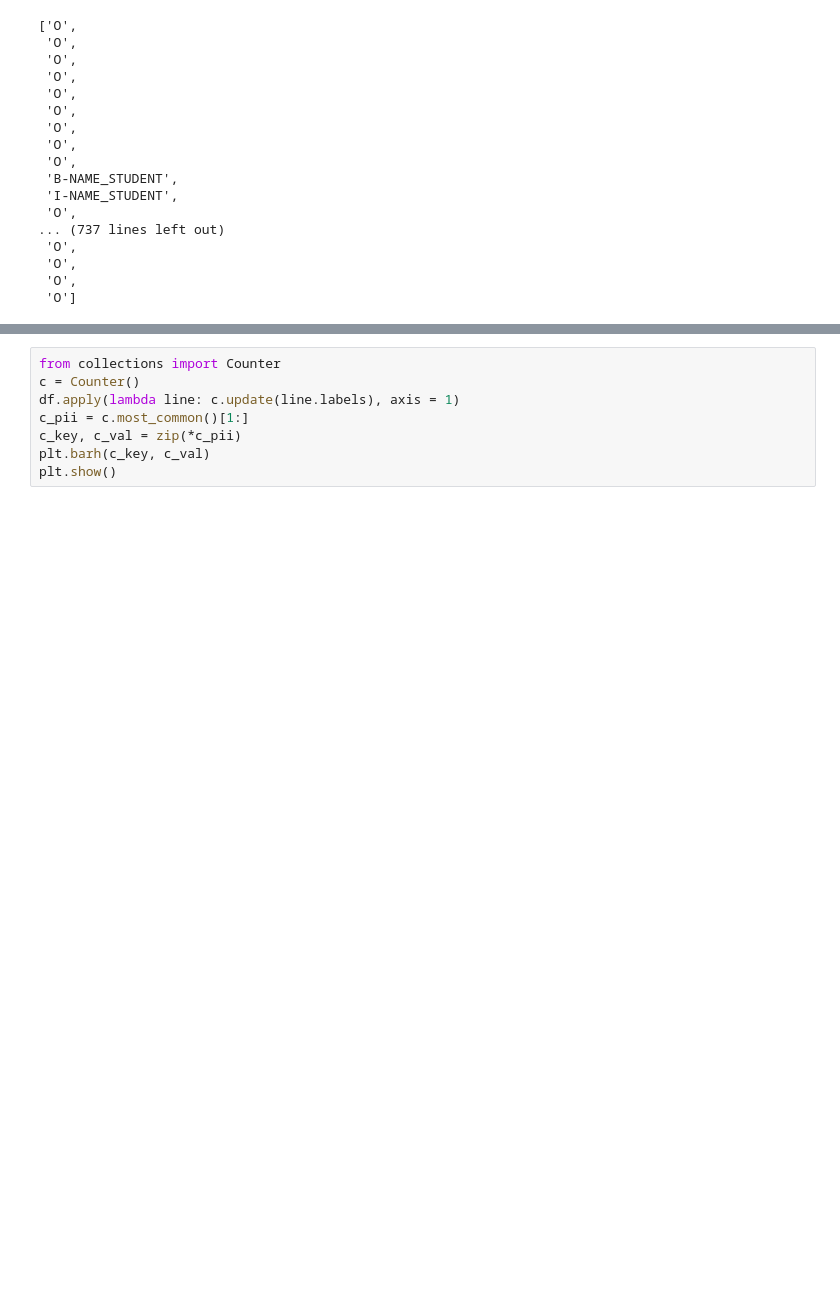
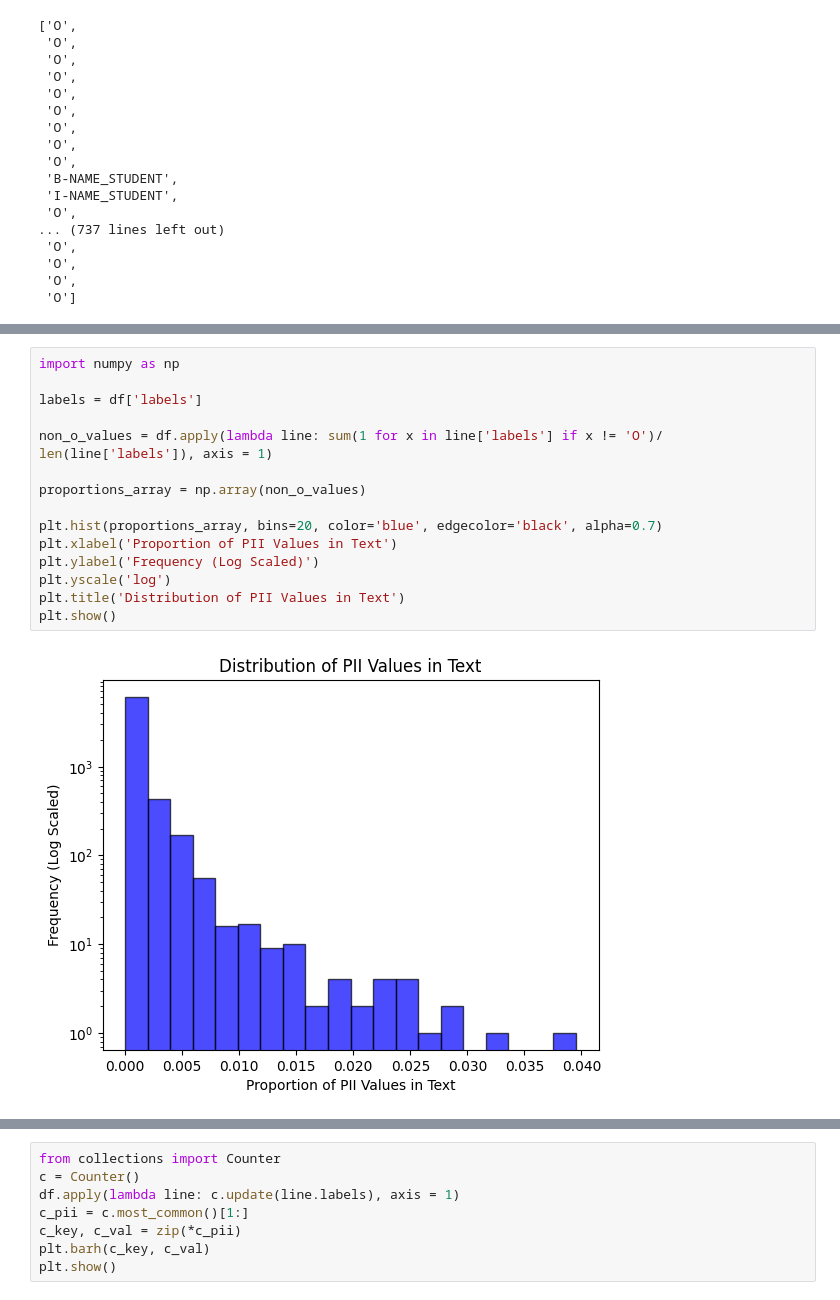
Before and after one commit to GGC-DSA/Kaggle-2024, a Jupyter notebook: notebooks-Spr2024/KAG_Notebook.ipynb, the cells around one changed output, grey strips where cells are left out. Saved outputs shown, nothing was run; the diff lists cells and outputs as text; blank space fills up the shorter version.

```diff
--- a/notebooks-Spr2024/KAG_Notebook.ipynb
+++ b/notebooks-Spr2024/KAG_Notebook.ipynb
@@ -289,0 +240,17 @@ Text(0.5, 1.0, 'B-URL')
+# %%
+import numpy as np
+
+labels = df['labels']
+
+non_o_values = df.apply(lambda line: sum(1 for x in line['labels'] if x != 'O')/ len(line['labels']), axis = 1)
+
+proportions_array = np.array(non_o_values)
+
+plt.hist(proportions_array, bins=20, color='blue', edgecolor='black', alpha=0.7)
+plt.xlabel('Proportion of PII Values in Text')
+plt.ylabel('Frequency (Log Scaled)')
+plt.yscale('log')
+plt.title('Distribution of PII Values in Text')
+plt.show()
+# %% [output]
+[figure, added]
```
Also changed, not shown: parts of 6 cells of this notebook.
